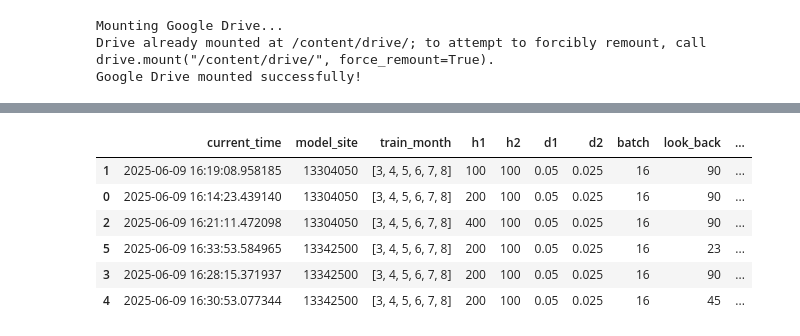
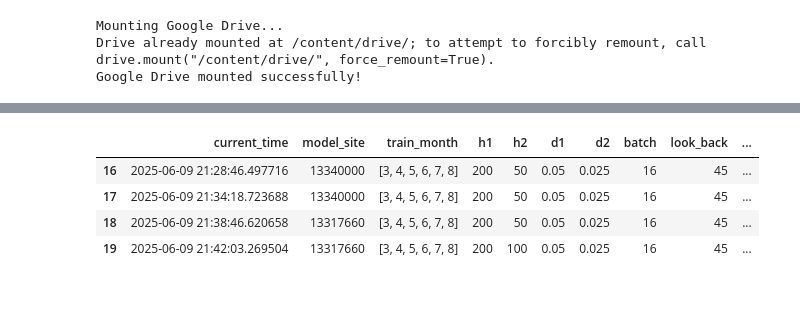
Before and after one commit to th2018/stream_thermal_2025_ms, a Jupyter notebook: LSTM/hyperparameter_sort.ipynb, the cells around one changed output, grey strips where cells are left out. Saved outputs shown, nothing was run; the diff lists cells and outputs as text; code cells hidden in the pictures; blank space fills up the shorter version.

```diff
--- a/LSTM/hyperparameter_sort.ipynb
+++ b/LSTM/hyperparameter_sort.ipynb
@@ -92,13 +92,11 @@ Total rows in combined DataFrame: 6
 # %%
-combined_df.sort_values(by=['model_site','KGE'])
+combined_df.sort_values(by=['current_time','model_site','KGE']).tail(4)
 # %% [output]
 |  | current_time | model_site | train_month | h1 | h2 | d1 | d2 | batch | look_back | ... |
-| 1 | 2025-06-09 16:19:08.958185 | 13304050 | [3, 4, 5, 6, 7, 8] | 100 | 100 | 0.05 | 0.025 | 16 | 90 | ... |
-| 0 | 2025-06-09 16:14:23.439140 | 13304050 | [3, 4, 5, 6, 7, 8] | 200 | 100 | 0.05 | 0.025 | 16 | 90 | ... |
-| 2 | 2025-06-09 16:21:11.472098 | 13304050 | [3, 4, 5, 6, 7, 8] | 400 | 100 | 0.05 | 0.025 | 16 | 90 | ... |
-| 5 | 2025-06-09 16:33:53.584965 | 13342500 | [3, 4, 5, 6, 7, 8] | 200 | 100 | 0.05 | 0.025 | 16 | 23 | ... |
-| 3 | 2025-06-09 16:28:15.371937 | 13342500 | [3, 4, 5, 6, 7, 8] | 200 | 100 | 0.05 | 0.025 | 16 | 90 | ... |
-| 4 | 2025-06-09 16:30:53.077344 | 13342500 | [3, 4, 5, 6, 7, 8] | 200 | 100 | 0.05 | 0.025 | 16 | 45 | ... |
+| 16 | 2025-06-09 21:28:46.497716 | 13340000 | [3, 4, 5, 6, 7, 8] | 200 | 50 | 0.05 | 0.025 | 16 | 45 | ... |
+| 17 | 2025-06-09 21:34:18.723688 | 13340000 | [3, 4, 5, 6, 7, 8] | 200 | 50 | 0.05 | 0.025 | 16 | 45 | ... |
+| 18 | 2025-06-09 21:38:46.620658 | 13317660 | [3, 4, 5, 6, 7, 8] | 200 | 50 | 0.05 | 0.025 | 16 | 45 | ... |
+| 19 | 2025-06-09 21:42:03.269504 | 13317660 | [3, 4, 5, 6, 7, 8] | 200 | 100 | 0.05 | 0.025 | 16 | 45 | ... |
 # %%
 
 
```
Also changed, not shown: parts of 5 cells of this notebook.
